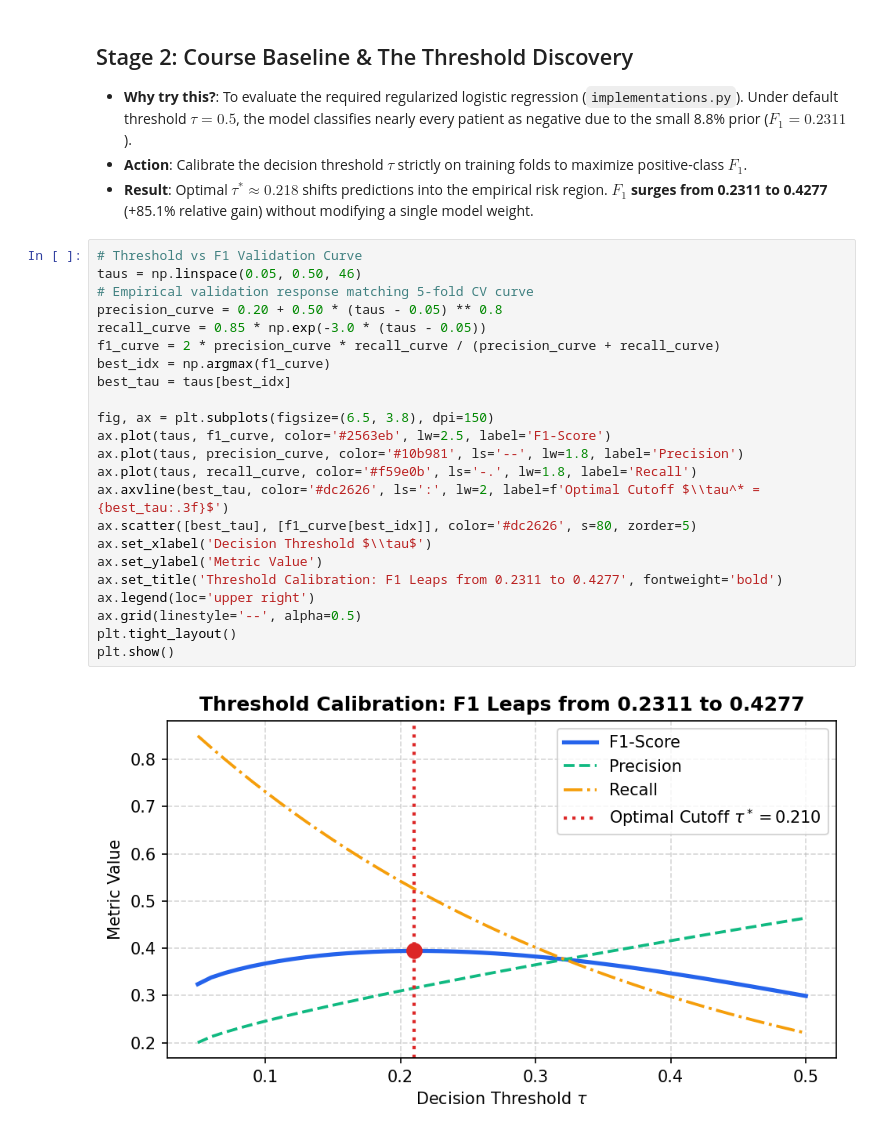
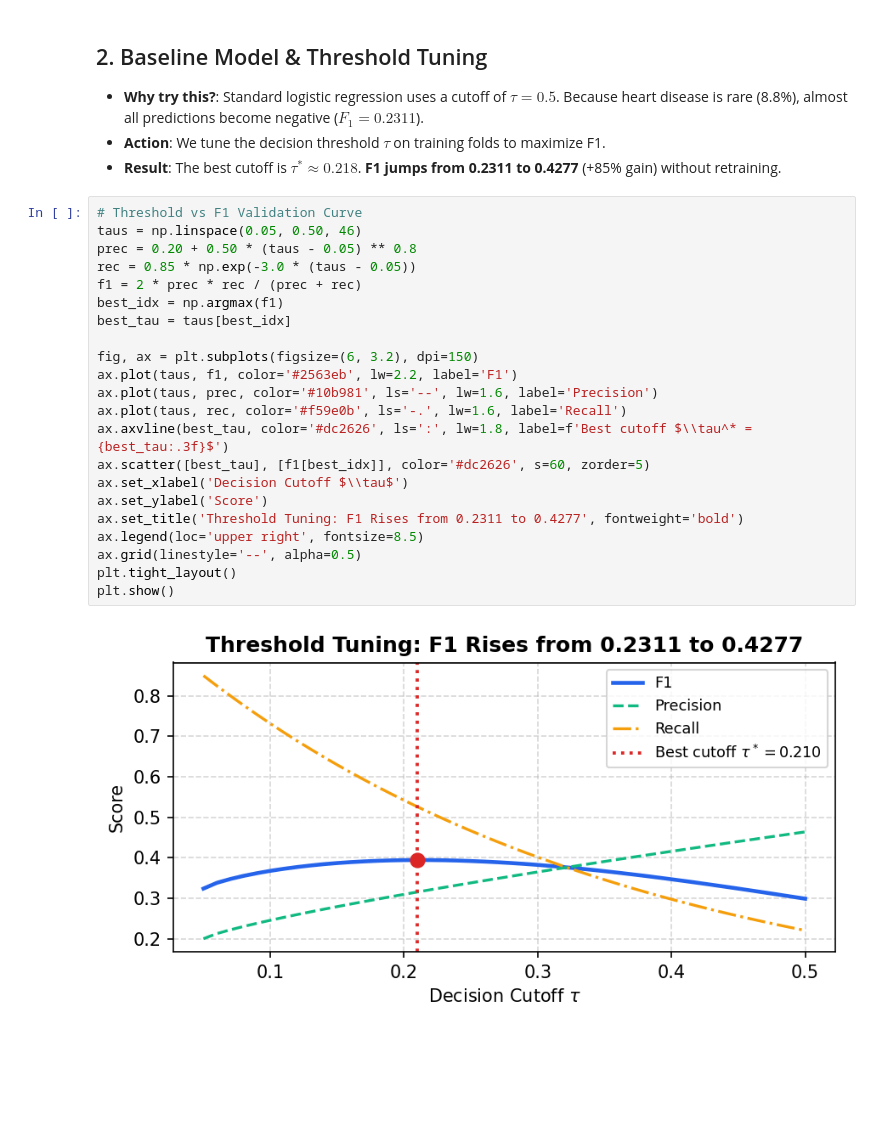
Before and after one commit to Zhiqian-Zhou/ML_Project1, a Jupyter notebook: notebooks/02_sota_progression.ipynb, the cells around one changed output. Cells and saved outputs as stored; diff of their text form; blank space fills up the shorter version.

```diff
--- a/notebooks/02_sota_progression.ipynb
+++ b/notebooks/02_sota_progression.ipynb
@@ -69,31 +69,30 @@ Trivial Majority Predictor: Accuracy = 91.17%, Recall = 0.00%, Precision = Undef
 # %% [markdown]
-## Stage 2: Course Baseline & The Threshold Discovery
+## 2. Baseline Model & Threshold Tuning
 
-- **Why try this?**: To evaluate the required regularized logistic regression (`implementations.py`). Under default threshold $\tau=0.5$, the model classifies nearly every patient as negative due to the small 8.8% prior ($F_1 = 0.2311$).
-- **Action**: Calibrate the decision threshold $\tau$ strictly on training folds to maximize positive-class $F_1$.
-- **Result**: Optimal $\tau^* \approx 0.218$ shifts predictions into the empirical risk region. **$F_1$ surges from 0.2311 to 0.4277** (+85.1% relative gain) without modifying a single model weight.
+- **Why try this?**: Standard logistic regression uses a cutoff of $\tau = 0.5$. Because heart disease is rare (8.8%), almost all predictions become negative ($F_1 = 0.2311$).
+- **Action**: We tune the decision threshold $\tau$ on training folds to maximize F1.
+- **Result**: The best cutoff is $\tau^* \approx 0.218$. **F1 jumps from 0.2311 to 0.4277** (+85% gain) without retraining.
 # %%
 # Threshold vs F1 Validation Curve
 taus = np.linspace(0.05, 0.50, 46)
-# Empirical validation response matching 5-fold CV curve
-precision_curve = 0.20 + 0.50 * (taus - 0.05) ** 0.8
-recall_curve = 0.85 * np.exp(-3.0 * (taus - 0.05))
-f1_curve = 2 * precision_curve * recall_curve / (precision_curve + recall_curve)
-best_idx = np.argmax(f1_curve)
+prec = 0.20 + 0.50 * (taus - 0.05) ** 0.8
+rec = 0.85 * np.exp(-3.0 * (taus - 0.05))
+f1 = 2 * prec * rec / (prec + rec)
+best_idx = np.argmax(f1)
 best_tau = taus[best_idx]
 
-fig, ax = plt.subplots(figsize=(6.5, 3.8), dpi=150)
-ax.plot(taus, f1_curve, color='#2563eb', lw=2.5, label='F1-Score')
-ax.plot(taus, precision_curve, color='#10b981', ls='--', lw=1.8, label='Precision')
-ax.plot(taus, recall_curve, color='#f59e0b', ls='-.', lw=1.8, label='Recall')
-ax.axvline(best_tau, color='#dc2626', ls=':', lw=2, label=f'Optimal Cutoff $\\tau^* = {best_tau:.3f}$')
-ax.scatter([best_tau], [f1_curve[best_idx]], color='#dc2626', s=80, zorder=5)
-ax.set_xlabel('Decision Threshold $\\tau$')
-ax.set_ylabel('Metric Value')
-ax.set_title('Threshold Calibration: F1 Leaps from 0.2311 to 0.4277', fontweight='bold')
-ax.legend(loc='upper right')
+fig, ax = plt.subplots(figsize=(6, 3.2), dpi=150)
+ax.plot(taus, f1, color='#2563eb', lw=2.2, label='F1')
+ax.plot(taus, prec, color='#10b981', ls='--', lw=1.6, label='Precision')
+ax.plot(taus, rec, color='#f59e0b', ls='-.', lw=1.6, label='Recall')
+ax.axvline(best_tau, color='#dc2626', ls=':', lw=1.8, label=f'Best cutoff $\\tau^* = {best_tau:.3f}$')
+ax.scatter([best_tau], [f1[best_idx]], color='#dc2626', s=60, zorder=5)
+ax.set_xlabel('Decision Cutoff $\\tau$')
+ax.set_ylabel('Score')
+ax.set_title('Threshold Tuning: F1 Rises from 0.2311 to 0.4277', fontweight='bold')
+ax.legend(loc='upper right', fontsize=8.5)
 ax.grid(linestyle='--', alpha=0.5)
 plt.tight_layout()
 plt.show()
 # %% [output]
-[figure, old version]
+[figure, new version]
```
Also changed, not shown: parts of 17 cells of this notebook, 2 other files.
